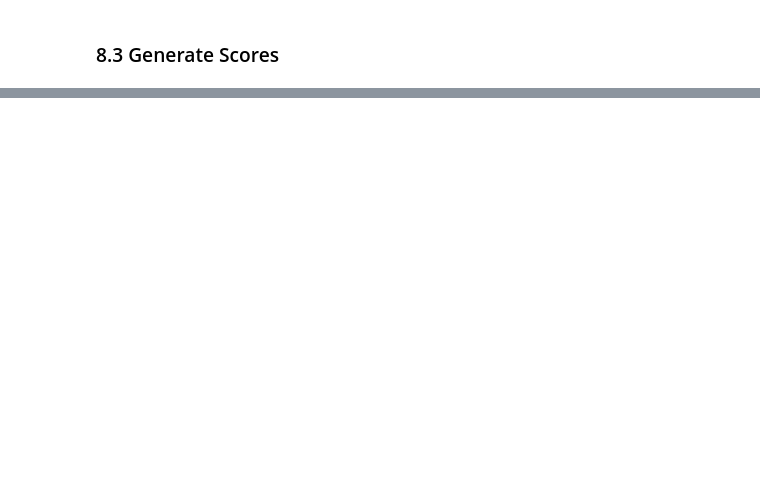
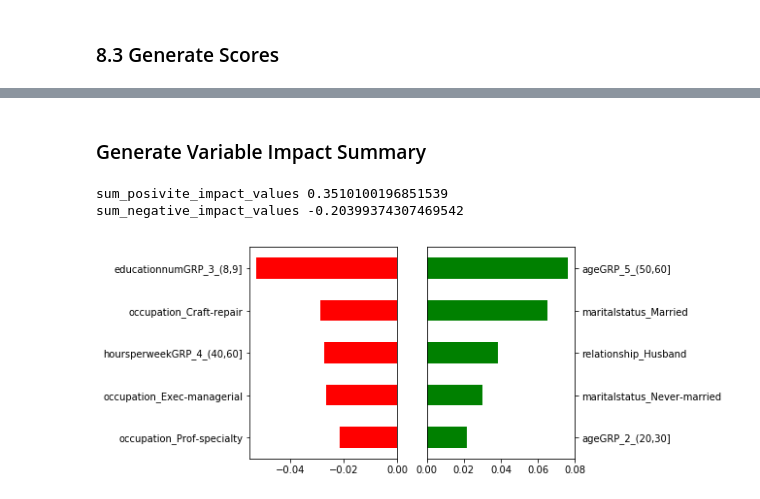
Before and after one commit to mltoolkit/MLToolKit, a Jupyter notebook: MLToolKit Example - Adult Census Income.ipynb, the cells around one changed output, grey strips where cells are left out. Cells and saved outputs as stored; diff of their text form; code cells hidden in the pictures; blank space fills up the shorter version.

```diff
--- a/MLToolKit Example - Adult Census Income.ipynb
+++ b/MLToolKit Example - Adult Census Income.ipynb
@@ -2030,0 +2017,3 @@ Column ID exists in the DataFrame
+# %%
+DataFrame = TestDataset.sample(1)
+DataFrame
@@ -2030,0 +2029,3 @@ Column ID exists in the DataFrame
+# %%
+save_file_path = '{}_Explainer.pkl'.format(MLModelObject.get_model_id())
+mltk.save_explainer(Explainer, save_file_path)
@@ -2030,0 +2034,2 @@ Column ID exists in the DataFrame
+# %%
+Explainer = mltk.load_explainer(save_file_path) # Test load ...
@@ -2030,0 +2040,2 @@ Column ID exists in the DataFrame
+# %%
+ImpactValues, VariableValues = mltk.get_explainer_values_task(DataFrame, Explainer=Explainer)
@@ -2030,0 +2048,8 @@ Column ID exists in the DataFrame
+# %% [markdown]
+### Generate Variable Impact Summary
+# %%
+explainer_summary = mltk.get_shap_impact_summary(ImpactValues, VariableValues, Explainer.get_model_variables(), iloc=0, top_n=5, show_plot=True)
+# %% [output]
+sum_posivite_impact_values 0.3510100196851539
+sum_negative_impact_values -0.20399374307469542
+[figure, added]
```
Also changed, not shown: parts of 48 cells of this notebook.
